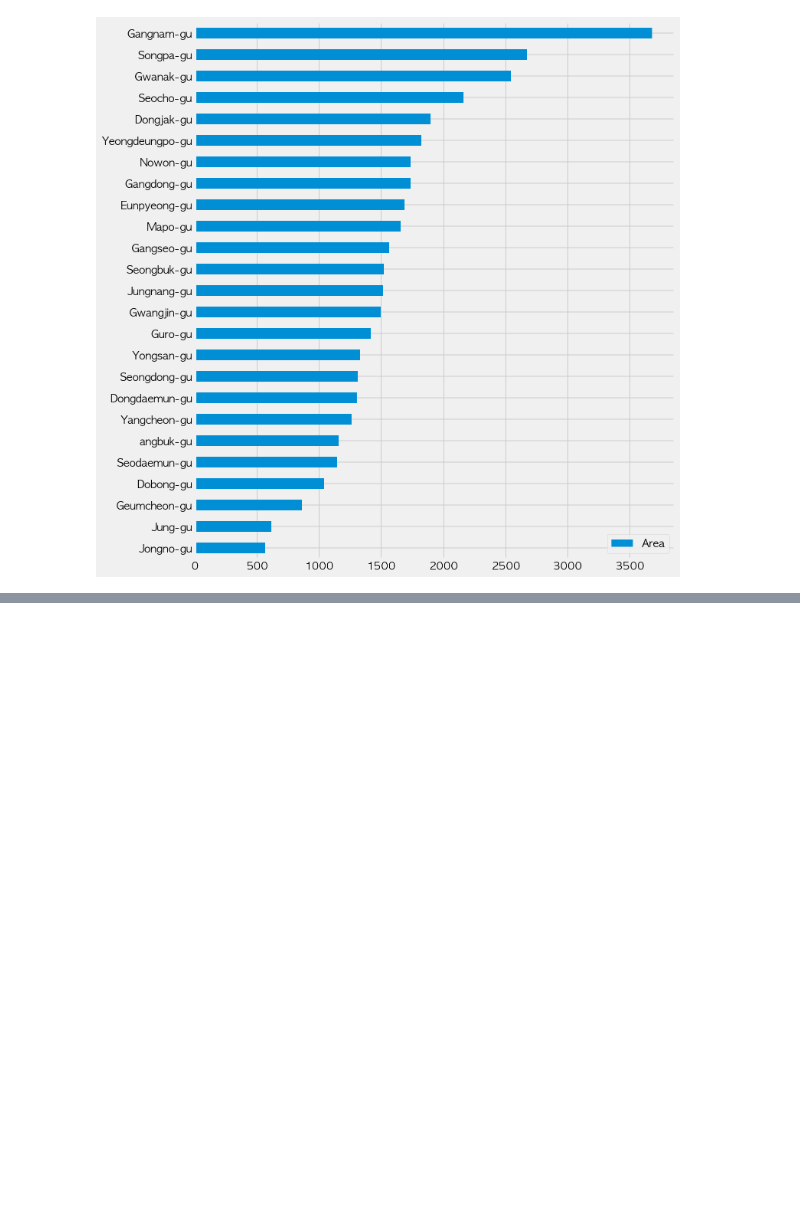
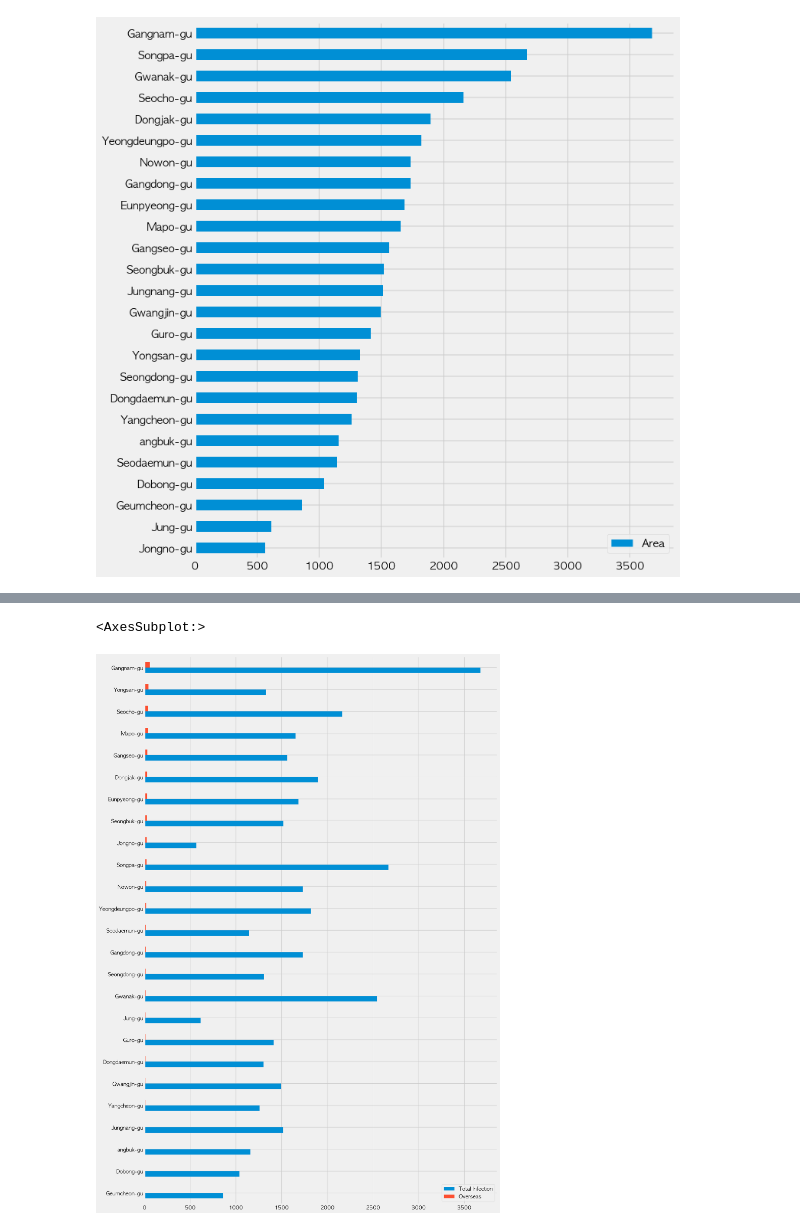
Before and after one commit to bpark04/Seoul_COVID-19_Report_2021, a Jupyter notebook: Seoul_Covid_19_Analysis.ipynb, the cells around one changed output, grey strips where cells are left out. Drawn from its saved outputs; the diff is of its cells as text; code cells hidden in the pictures; blank space fills up the shorter version.

```diff
--- a/Seoul_Covid_19_Analysis.ipynb
+++ b/Seoul_Covid_19_Analysis.ipynb
@@ -715,0 +726,5 @@ oversea_count.sort_values().plot.barh(figsize=(10,12))
+# %%
+# total number of infection in each area
+df_seoul_residence = df[~df["Area"].str.contains("Another City")]
+all_gu_count = df_seoul_residence["Area"].value_counts()
+all_gu_count
@@ -715,0 +762,9 @@ oversea_count.sort_values().plot.barh(figsize=(10,12))
+# %%
+# Method 2
+df_all_gu = all_gu_count.to_frame()
+df_all_gu.columns = ["Total Infection"]
+df_overseas_gu = overseas_count_gu.to_frame()
+df_overseas_gu.columns = ["Overseas"]
+
+df_comparison = df_all_gu.merge(df_overseas_gu, left_index=True, right_index=True)
+df_comparison.head()
@@ -715,0 +778,5 @@ oversea_count.sort_values().plot.barh(figsize=(10,12))
+# %%
+df_comparison.sort_values(by="Overseas").plot.barh(figsize=(15,25))
+# %% [output]
+<AxesSubplot:>
+[figure, added]
```
Also changed, not shown: parts of 92 cells of this notebook, 3 other files.
